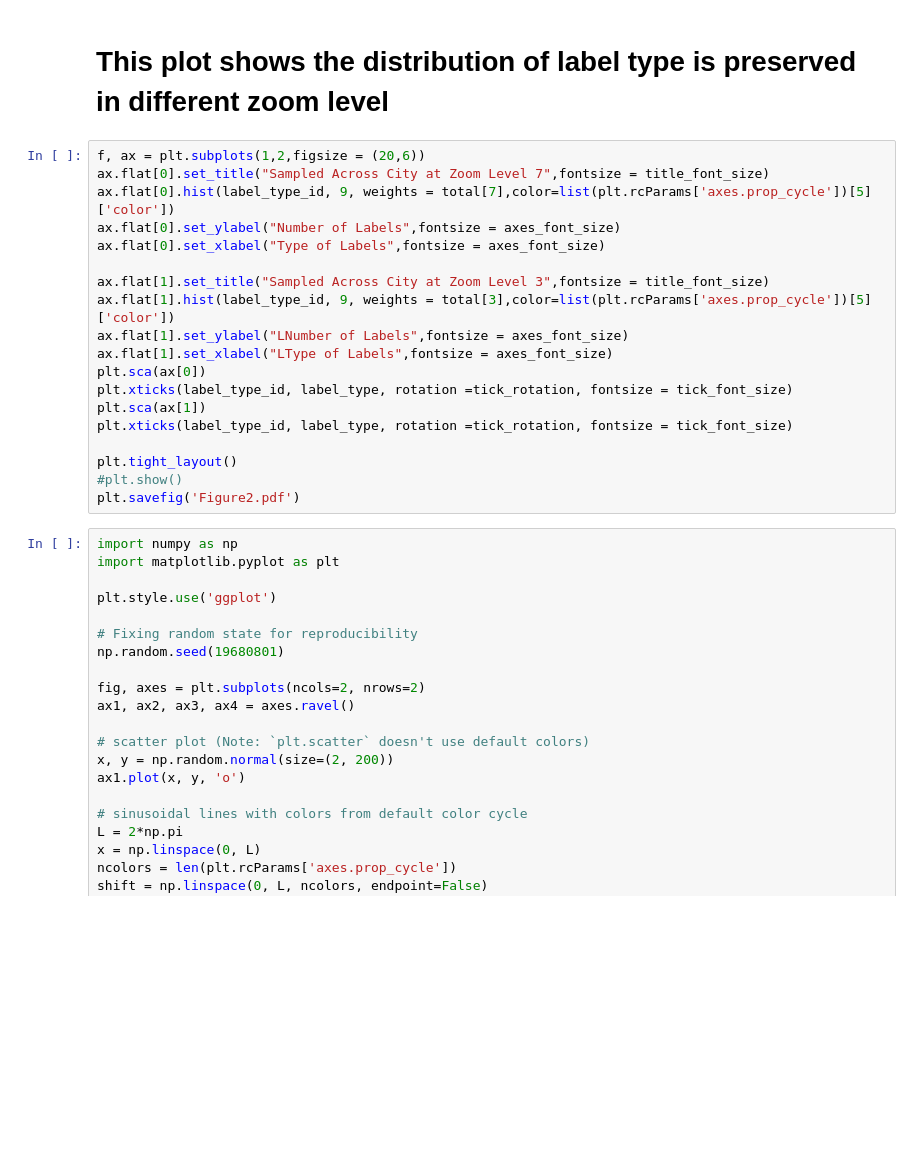
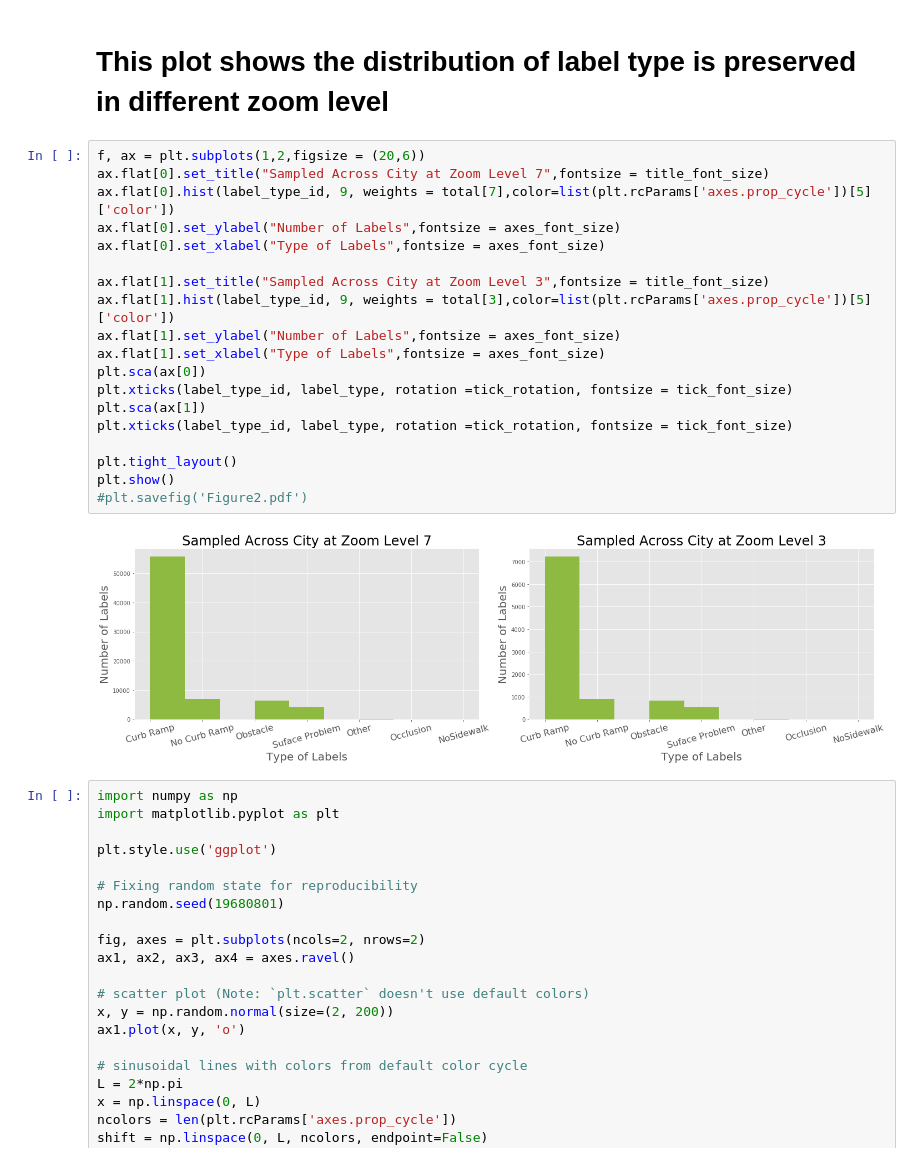
Before and after one commit to zhuMingXu/SidewalkWebpage, a Jupyter notebook: Thinning/Plots.ipynb, the cells around one changed output. Drawn from its saved outputs; the diff is of its cells as text; blank space fills up the shorter version.

```diff
--- a/Thinning/Plots.ipynb
+++ b/Thinning/Plots.ipynb
@@ -58,22 +100,24 @@ plt.savefig('Figure1.pdf')
 # %%
 f, ax = plt.subplots(1,2,figsize = (20,6))
 ax.flat[0].set_title("Sampled Across City at Zoom Level 7",fontsize = title_font_size)
 ax.flat[0].hist(label_type_id, 9, weights = total[7],color=list(plt.rcParams['axes.prop_cycle'])[5]['color'])
 ax.flat[0].set_ylabel("Number of Labels",fontsize = axes_font_size)
 ax.flat[0].set_xlabel("Type of Labels",fontsize = axes_font_size)
 
 ax.flat[1].set_title("Sampled Across City at Zoom Level 3",fontsize = title_font_size)
 ax.flat[1].hist(label_type_id, 9, weights = total[3],color=list(plt.rcParams['axes.prop_cycle'])[5]['color'])
-ax.flat[1].set_ylabel("LNumber of Labels",fontsize = axes_font_size)
-ax.flat[1].set_xlabel("LType of Labels",fontsize = axes_font_size)
+ax.flat[1].set_ylabel("Number of Labels",fontsize = axes_font_size)
+ax.flat[1].set_xlabel("Type of Labels",fontsize = axes_font_size)
 plt.sca(ax[0])
 plt.xticks(label_type_id, label_type, rotation =tick_rotation, fontsize = tick_font_size)
 plt.sca(ax[1])
 plt.xticks(label_type_id, label_type, rotation =tick_rotation, fontsize = tick_font_size)
 
 plt.tight_layout()
-#plt.show()
-plt.savefig('Figure2.pdf')
+plt.show()
+#plt.savefig('Figure2.pdf')
+# %% [output]
+[figure, added]
 # %%
 import numpy as np
 import matplotlib.pyplot as plt
```
Also changed, not shown: parts of 4 cells of this notebook, 1 other file.
